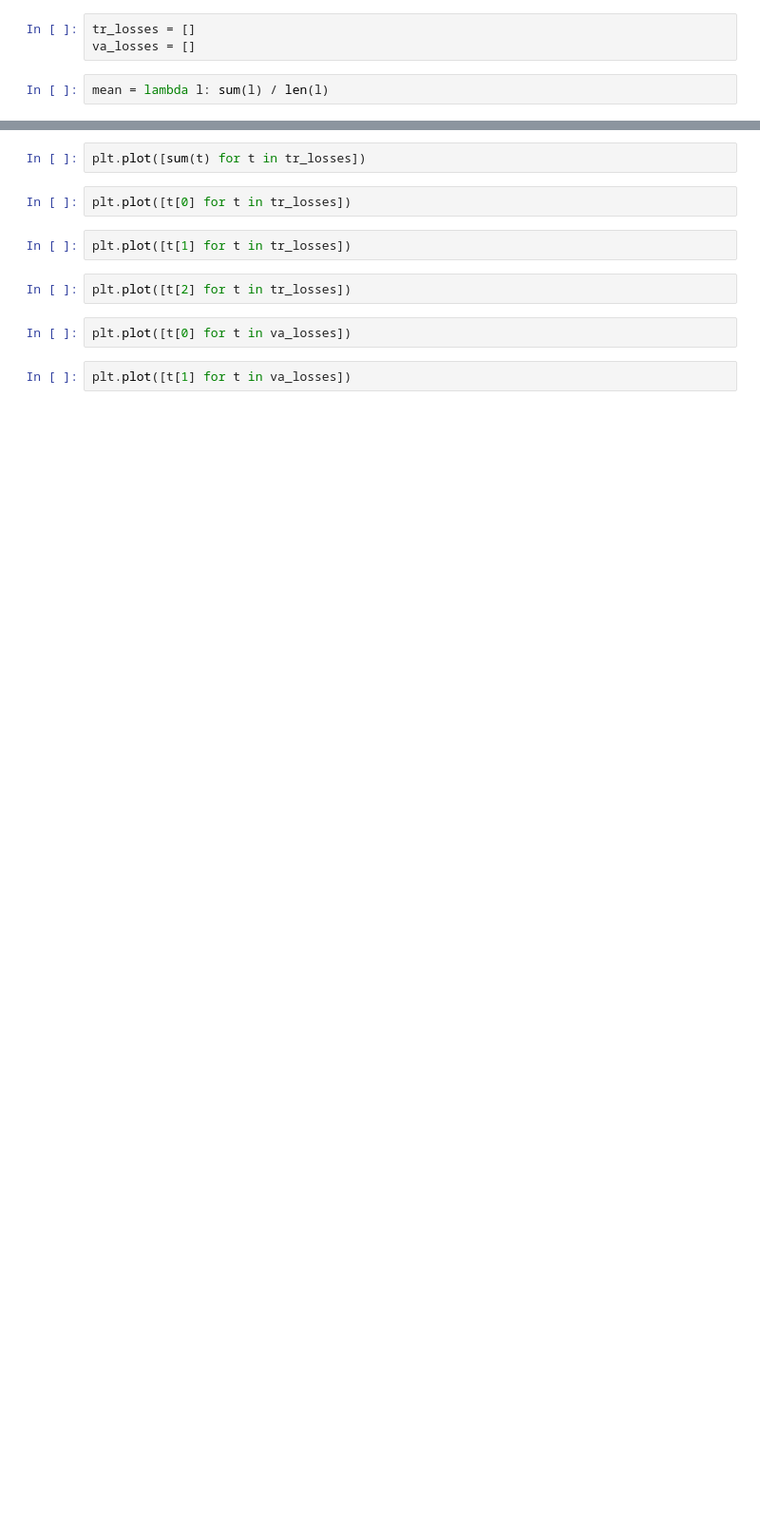
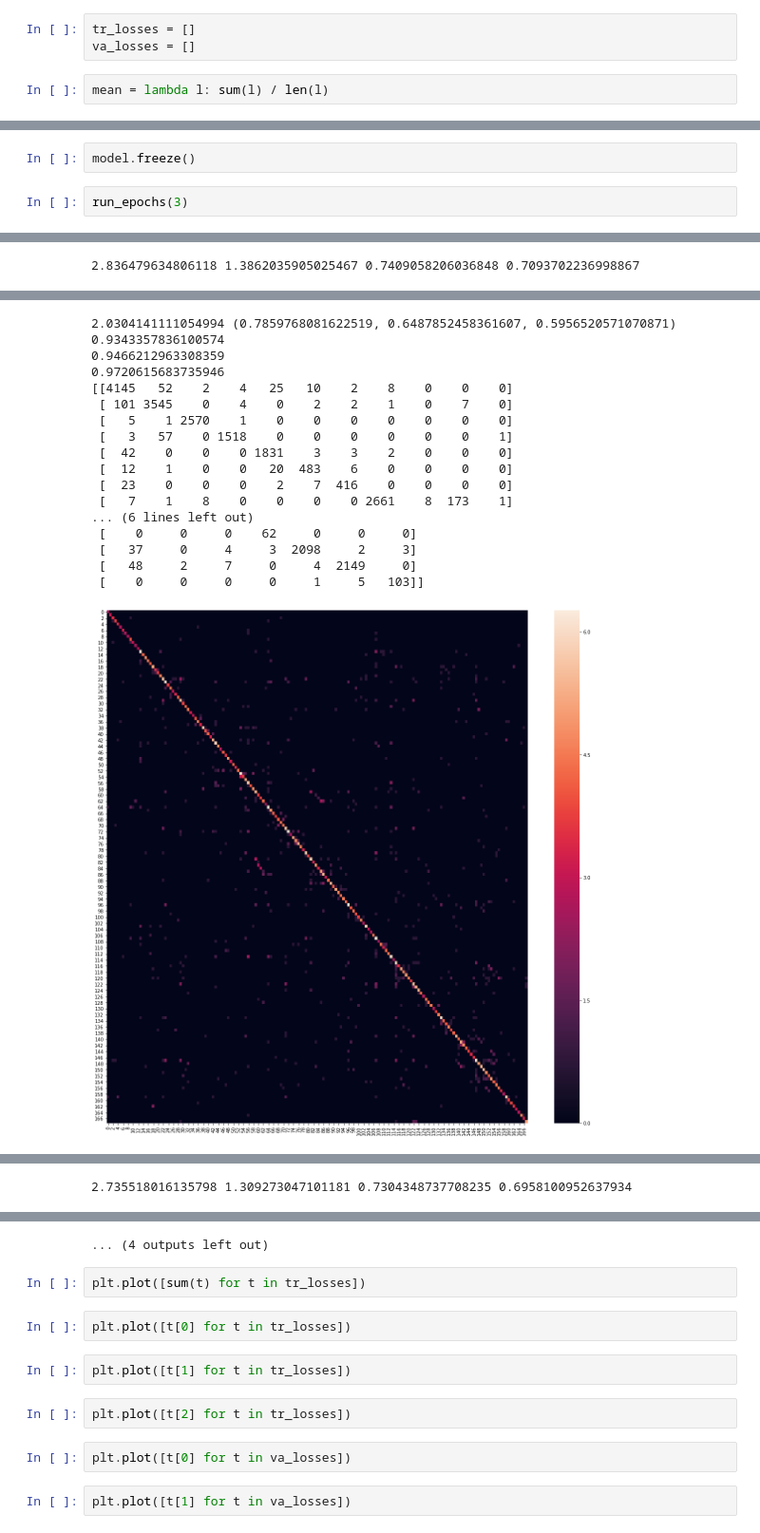
Before and after one commit to abyaadrafid/BHGD, a Jupyter notebook: BGHD_R50_Labelsmooth_P.ipynb, the cells around one changed output, grey strips where cells are left out. Shown at 95% size. Cells and saved outputs as stored; diff of their text form; blank space fills up the shorter version.

```diff
--- a/BGHD_R50_Labelsmooth_P.ipynb
+++ b/BGHD_R50_Labelsmooth_P.ipynb
@@ -294,0 +318,5 @@ KeyboardInterrupt:
+# %%
+model.freeze()
+# %%
+run_epochs(3)
+# %% [output]
@@ -294,0 +325 @@ KeyboardInterrupt:
+2.836479634806118 1.3862035905025467 0.7409058206036848 0.7093702236998867
@@ -294,0 +327,18 @@ KeyboardInterrupt:
+2.0304141111054994 (0.7859768081622519, 0.6487852458361607, 0.5956520571070871)
+0.9343357836100574
+0.9466212963308359
+0.9720615683735946
+[[4145   52    2    4   25   10    2    8    0    0    0]
+ [ 101 3545    0    4    0    2    2    1    0    7    0]
+ [   5    1 2570    1    0    0    0    0    0    0    0]
+ [   3   57    0 1518    0    0    0    0    0    0    1]
+ [  42    0    0    0 1831    3    3    2    0    0    0]
+ [  12    1    0    0   20  483    6    0    0    0    0]
+ [  23    0    0    0    2    7  416    0    0    0    0]
+ [   7    1    8    0    0    0    0 2661    8  173    1]
+... (6 lines left out)
+ [    0     0     0    62     0     0     0]
+ [   37     0     4     3  2098     2     3]
+ [   48     2     7     0     4  2149     0]
+ [    0     0     0     0     1     5   103]]
+[figure, added]
@@ -294,0 +346 @@ KeyboardInterrupt:
+2.735518016135798 1.309273047101181 0.7304348737708235 0.6958100952637934
@@ -295,3 +367,4 @@ KeyboardInterrupt:
+... (4 outputs left out)
 # %%
 plt.plot([sum(t) for t in tr_losses])
 # %%
```
Also changed, not shown: parts of 11 cells of this notebook.
